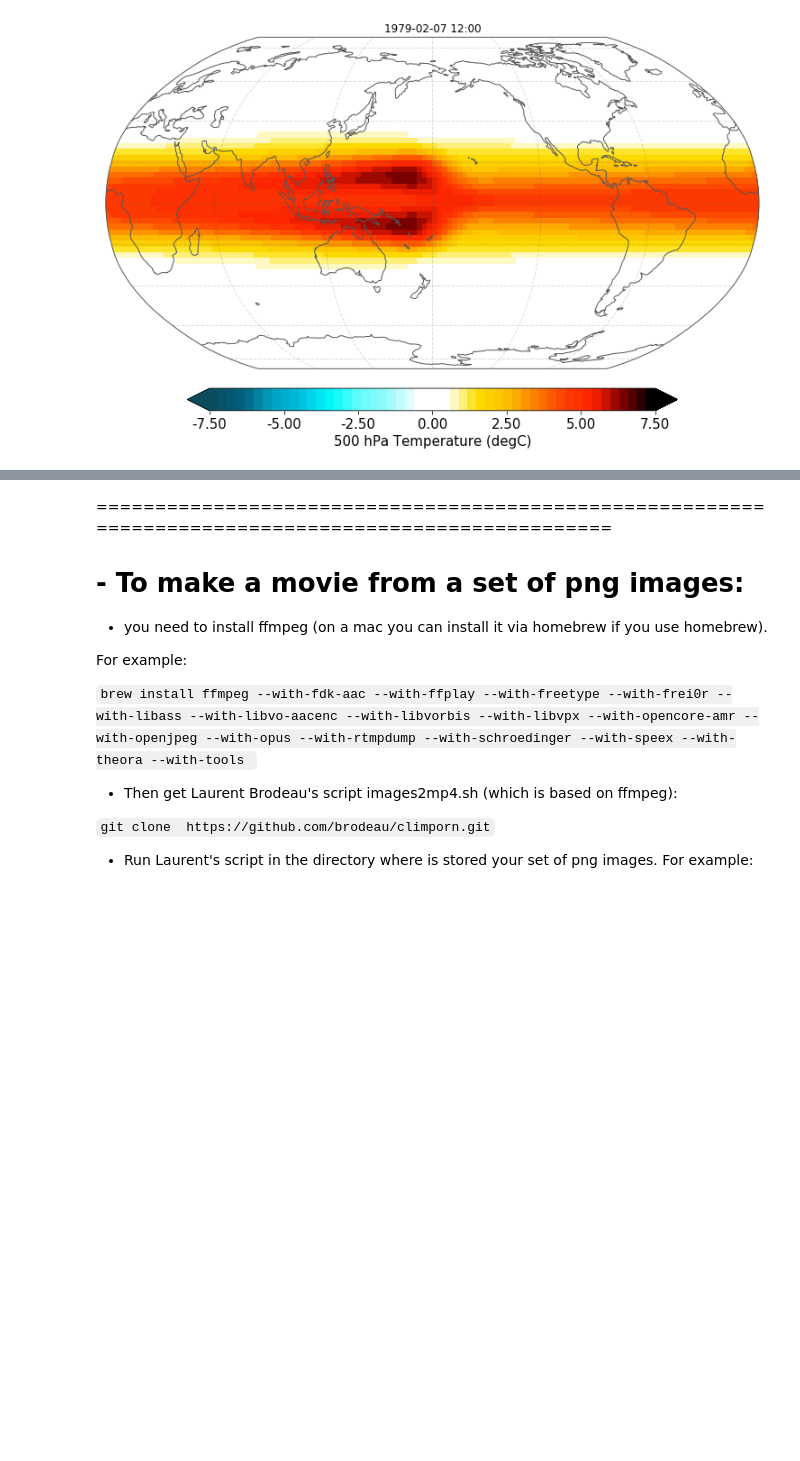
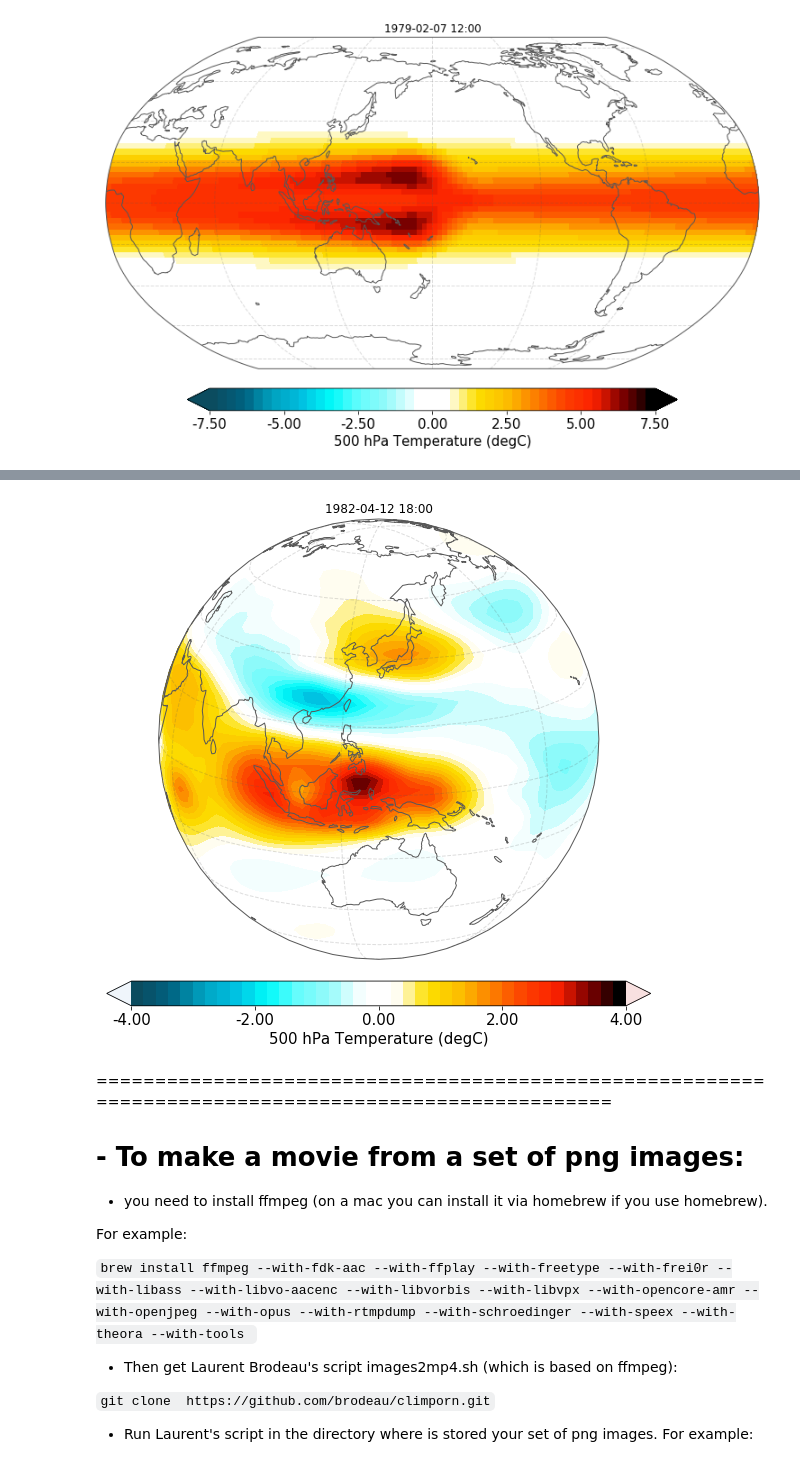
Before and after one commit to dream-gcm/dream-tools, a Jupyter notebook: SLX_plotmaps_and_movies.ipynb, the cells around one changed output, grey strips where cells are left out. Saved outputs shown, nothing was run; the diff lists cells and outputs as text; code cells hidden in the pictures; blank space fills up the shorter version.

```diff
--- a/SLX_plotmaps_and_movies.ipynb
+++ b/SLX_plotmaps_and_movies.ipynb
@@ -269,3 +273,89 @@ plt.close(fig2)
+# %%
+#----------------------------------------------------
+#------ PLOT PARAMETERS------------------------------
+#----------------------------------------------------
+
+gloproj='Orthographic'
+loncentr=130.
+latcentr=15.
+
+# type of plot (pcolormesh: True/False  if false then contourf is used. Default is False.)
+typlo='contourf'
+
+# set coastL to True if you want coaslines
+coastL=True
+
+# colormap
+cm_base=slx.make_NCLcolormap()
+
+# min/max values
+
+#linear-resting bs case
+#vmin=-7.5
+#vmax=7.5
+
+#linear-mjo-forcing case
+vmin=-4
+vmax=4
+
+# number of color segments of the colormap
+Nincr=50
+
+# colorbar label
+labelplt= "500 hPa Temperature ("+air.units+")"
+
+# number of labels on the colorbar
+Nbar=5
+
+# plot format
+pltty = ".png"
+
+# plot resolution (dpi)
+dpifig=200
+
+# base name for output plot file
+plti="ORTHOproj_T500_"+CONFIGNAME
+
+# output directory for plots
+diro="./"
+
+
+# time selection for this example
+it = 150
+
+
+# output plot file name including the time index
+plto = plti+"."+str(it+100)
+
+# data to plot (must be a 2-d np.array)
+# here we select one timestep at a time for plotting purposes
+data2plot  = air.isel(time=it,lev=0).values
+
+# make the data to plot cyclic so that the values at longitude 0 are repeated at 360. (for plot purposes)
+cyclic_data, cyclic_lons = ccu.add_cyclic_point(data2plot, coord=air.lon.values)
+
+#----------------------------------------------------
+#------ PLOT ----------------------------------------
+#----------------------------------------------------
+
+# create fig
+fig3 = plt.figure(figsize=([13,10]),facecolor='white')
+
+# plot data (base plot from plotmap functionn defined above)
+cs = slx.plotmap(fig3,cyclic_data,cyclic_lons,air.lat.values,cm_base,plto,vmin=vmin,vmax=vmax,Nincr=Nincr,glo=True,coastL=coastL,coastC=False,su='#EFF5FB',so='#F8E0E0', gloproj=gloproj,loncentr=loncentr,latcentr=latcentr,typlo=typlo,Nbar=Nbar,labelplt=labelplt)
+
+# add title on plot (date)
+plt.title(slx.printdatestring(time,it))
+
+plt.show()
+
+# Save fig in png, resolution dpi
+fig3.savefig(diro+"/"+plto+'.png', facecolor=fig3.get_facecolor(), edgecolor='none',dpi=dpifig,bbox_inches='tight', pad_inches=0)#
+
+# close fig
+plt.close(fig3)
+# %% [output]
+[figure, added]
 # %% [markdown]
 =====================================================================================================
 # - To make a movie from a set of png images:
```
Also changed, not shown: parts of 5 cells of this notebook, 3 other files.
